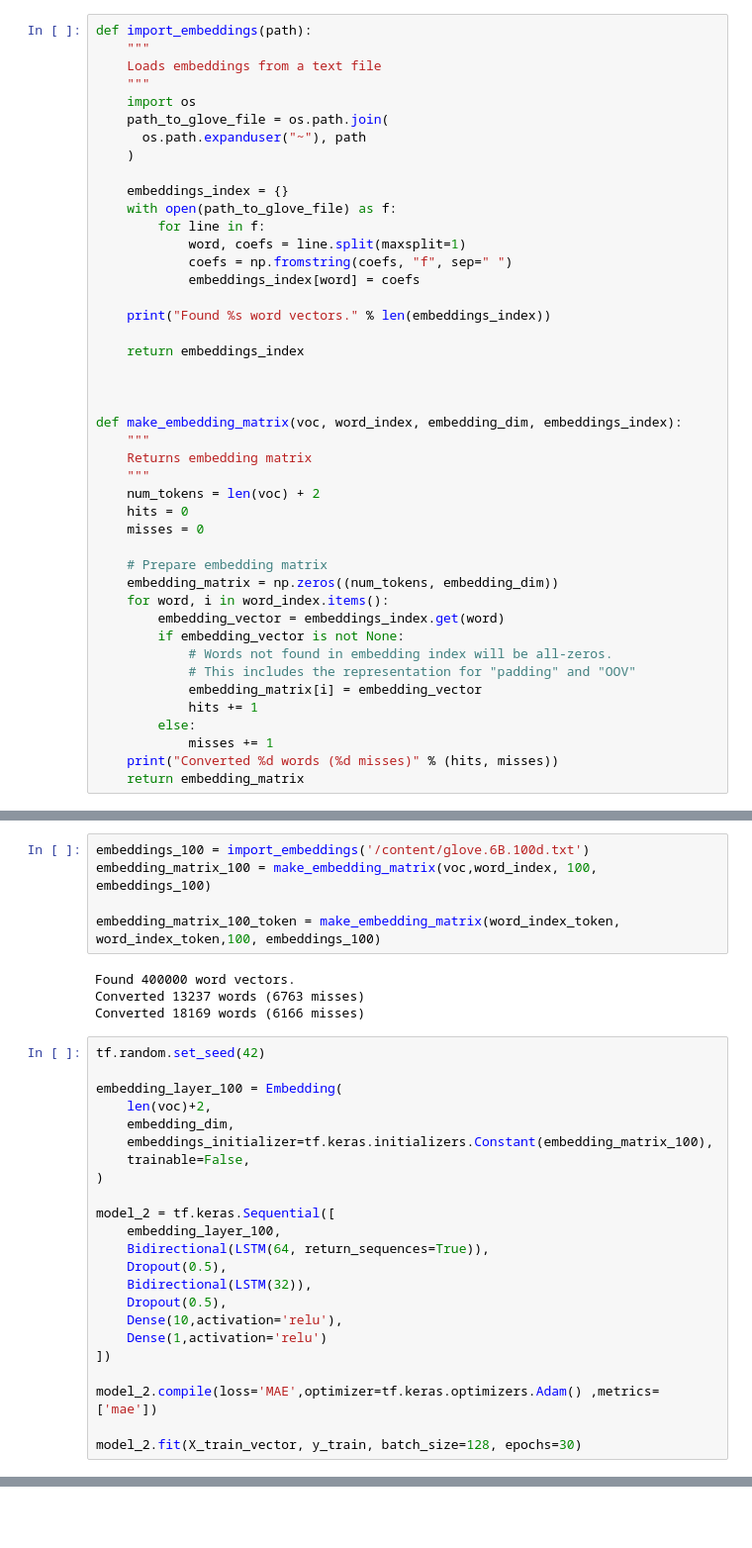
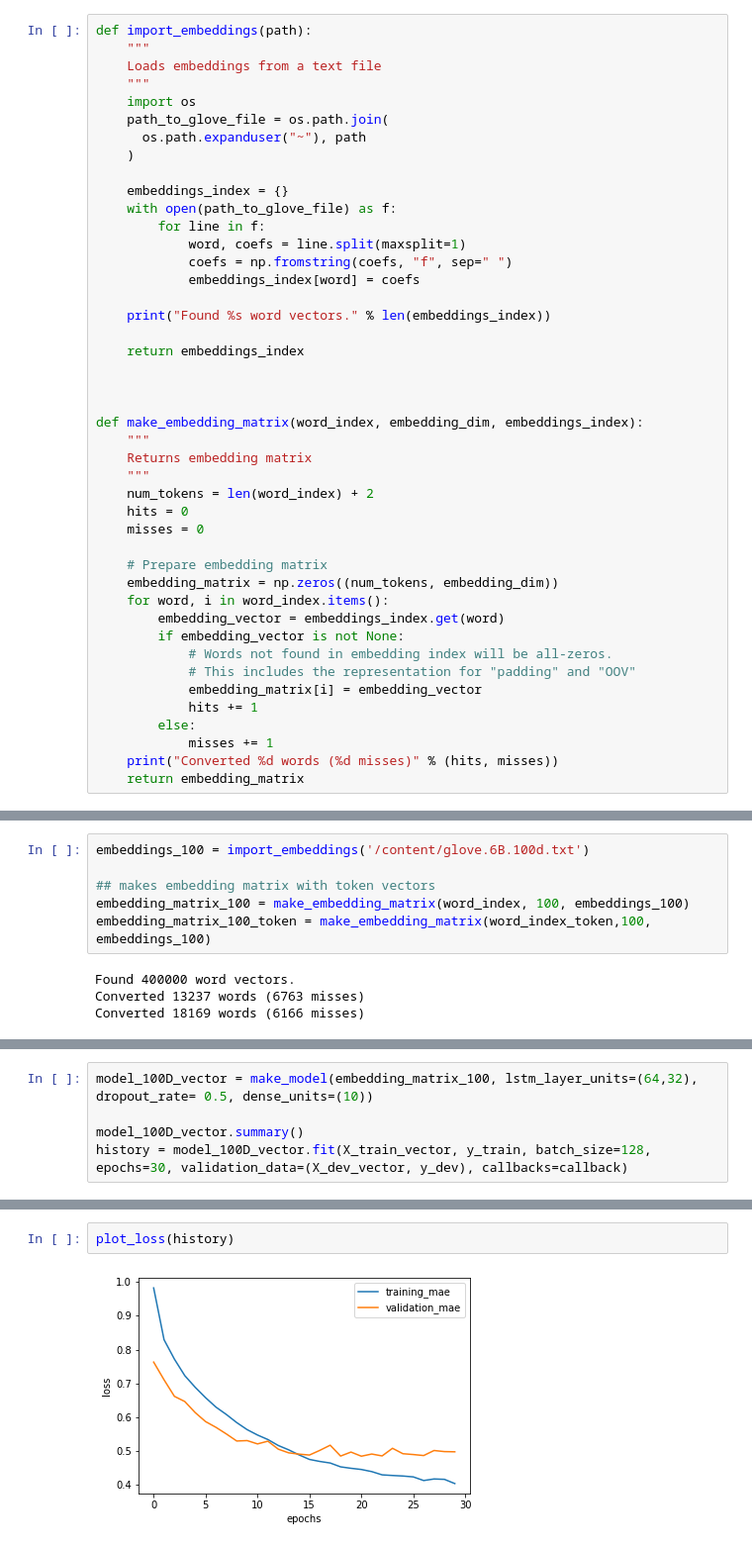
Before and after one commit to jacobh310/food_nlp, a Jupyter notebook: data_cleaning_exploration_model_building/Model Building.ipynb, the cells around one changed output, grey strips where cells are left out. Shown: that part at 99% size. Cells and saved outputs as stored; diff of their text form; blank space fills up the shorter version.

Commit message:
more model building

```diff
--- a/data_cleaning_exploration_model_building/Model Building.ipynb
+++ b/data_cleaning_exploration_model_building/Model Building.ipynb
@@ -175,11 +190,11 @@ def import_embeddings(path):
 
 
 
-def make_embedding_matrix(voc, word_index, embedding_dim, embeddings_index):
+def make_embedding_matrix(word_index, embedding_dim, embeddings_index):
     """
     Returns embedding matrix
     """
-    num_tokens = len(voc) + 2
+    num_tokens = len(word_index) + 2
     hits = 0
     misses = 0
 
@@ -200,33 +258,11 @@ def make_embedding_matrix(voc, word_index, embedding_dim, embeddings_index):
 ### 100D Embeddings
 # %%
 embeddings_100 = import_embeddings('/content/glove.6B.100d.txt')
-embedding_matrix_100 = make_embedding_matrix(voc,word_index, 100, embeddings_100)
 
-embedding_matrix_100_token = make_embedding_matrix(word_index_token, word_index_token,100, embeddings_100)
+## makes embedding matrix with token vectors
+embedding_matrix_100 = make_embedding_matrix(word_index, 100, embeddings_100)
+embedding_matrix_100_token = make_embedding_matrix(word_index_token,100, embeddings_100)
 # %% [output]
 Found 400000 word vectors.
 Converted 13237 words (6763 misses)
 Converted 18169 words (6166 misses)
-# %%
-tf.random.set_seed(42)
-
-embedding_layer_100 = Embedding(
-    len(voc)+2,
-    embedding_dim,
-    embeddings_initializer=tf.keras.initializers.Constant(embedding_matrix_100),
-    trainable=False,
-)
-
-model_2 = tf.keras.Sequential([
-    embedding_layer_100,
-    Bidirectional(LSTM(64, return_sequences=True)),
-    Dropout(0.5),
-    Bidirectional(LSTM(32)),
-    Dropout(0.5),
-    Dense(10,activation='relu'),
-    Dense(1,activation='relu')
-])
-
-model_2.compile(loss='MAE',optimizer=tf.keras.optimizers.Adam() ,metrics=['mae'])
-
-model_2.fit(X_train_vector, y_train, batch_size=128, epochs=30)
@@ -251,0 +269,5 @@ Epoch 30/30
+# %%
+model_100D_vector = make_model(embedding_matrix_100, lstm_layer_units=(64,32), dropout_rate= 0.5, dense_units=(10))
+
+model_100D_vector.summary()
+history = model_100D_vector.fit(X_train_vector, y_train, batch_size=128, epochs=30, validation_data=(X_dev_vector, y_dev), callbacks=callback)
@@ -345,0 +297,4 @@ _________________________________________________________________
+# %%
+plot_loss(history)
+# %% [output]
+[figure, added]
```
Also changed, not shown: parts of 31 cells of this notebook.
